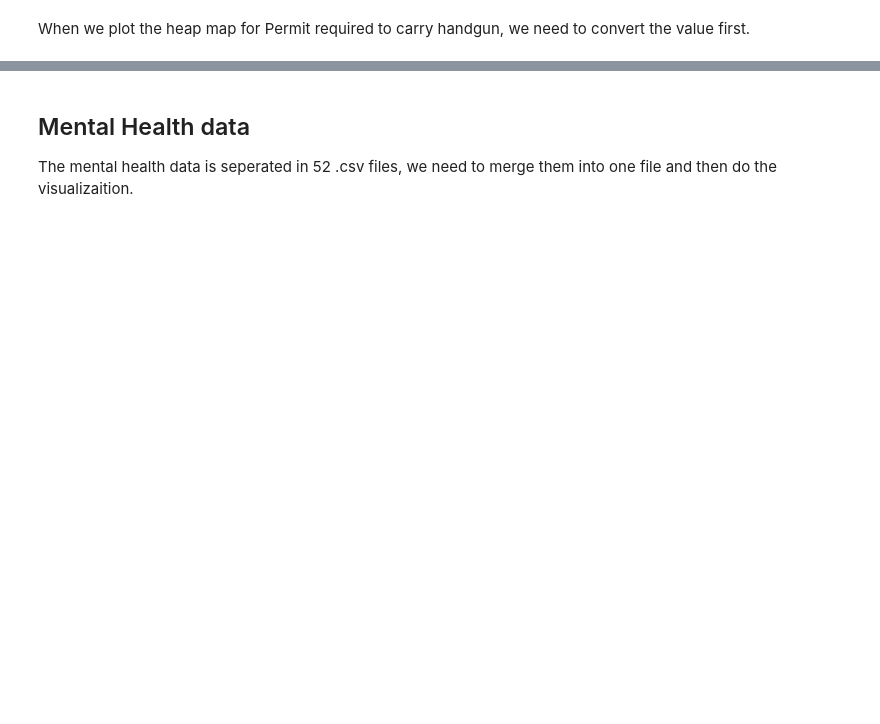
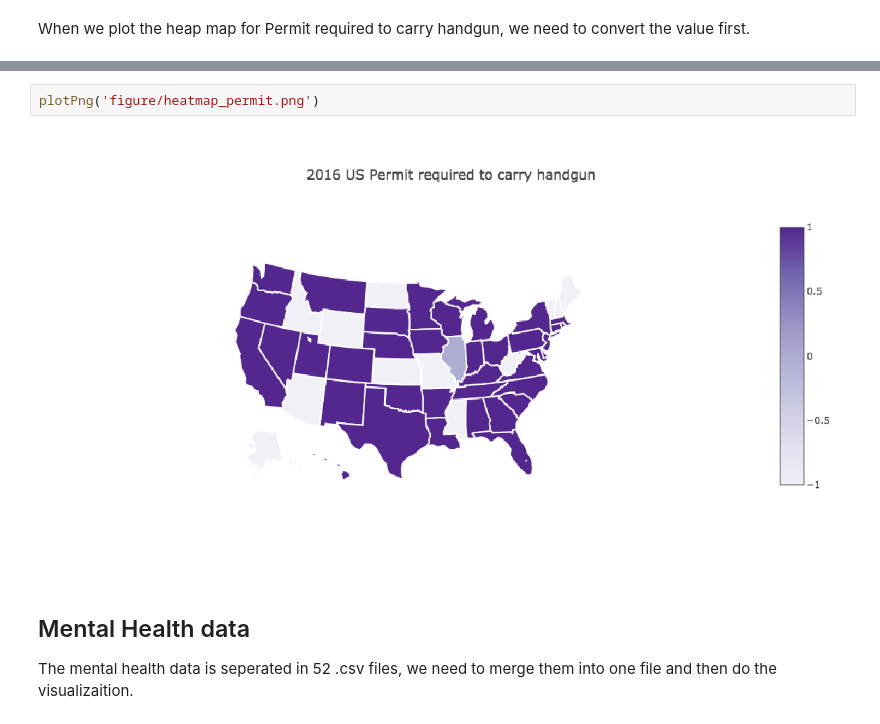
Before and after one commit to KennySitu/Team_Two_But_-1_In_Standings, a Jupyter notebook: Visualization/Visualization.ipynb, the cells around one changed output, grey strips where cells are left out. Cells and saved outputs as stored; diff of their text form; blank space fills up the shorter version.

```diff
--- a/Visualization/Visualization.ipynb
+++ b/Visualization/Visualization.ipynb
@@ -154,6 +180,10 @@ heatmap_permit
 # %% [output]
 High five! You successfully sent some data to your account on plotly. View your plot in your browser at https://plot.ly/~shl666/0 or inside your plot.ly account where it is named 'd3-cloropleth-map'
 [interactive output not drawn]
+# %%
+plotPng('figure/heatmap_permit.png')
+# %% [output]
+[figure, added]
 # %% [markdown]
 ## Mental Health data
 The mental health data is seperated in 52 .csv files, we need to merge them into one file and then do the visualizaition.
```
Also changed, not shown: parts of 12 cells of this notebook, 58 other files.
